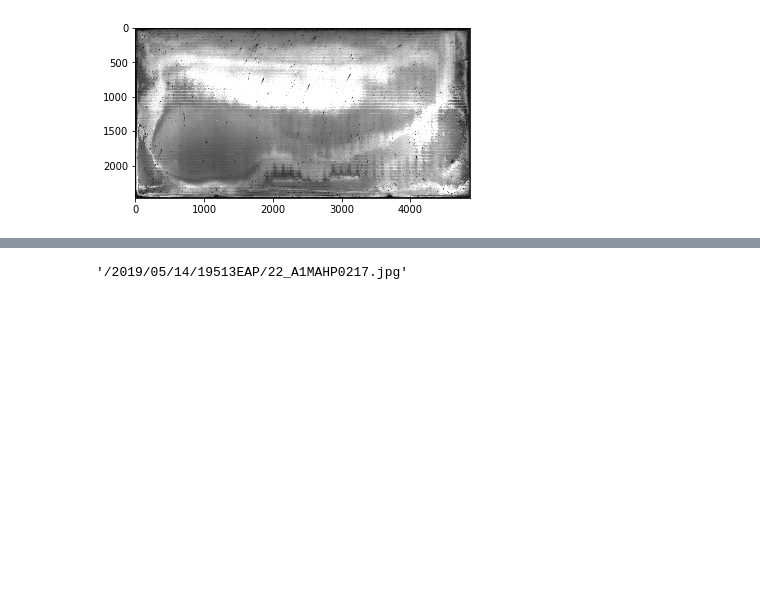
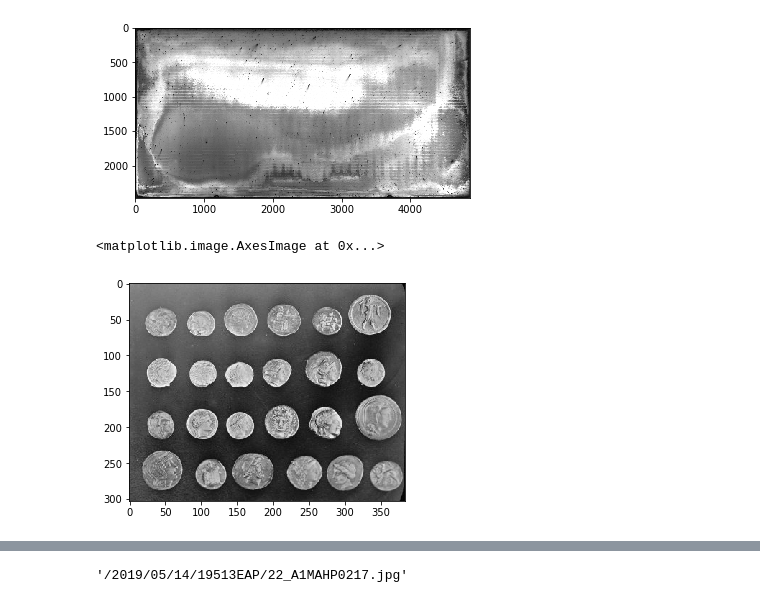
Before and after one commit to nickball007/hehe_PL, a Jupyter notebook: testset_segmentation.ipynb, the cells around one changed output, grey strips where cells are left out. Cells and saved outputs as stored; diff of their text form; code cells hidden in the pictures; blank space fills up the shorter version.

```diff
--- a/testset_segmentation.ipynb
+++ b/testset_segmentation.ipynb
@@ -50,3 +34,10 @@ plt.imshow(test_photo, cmap='gray')
 # %% [output]
 <matplotlib.image.AxesImage at 0x...>
 [figure]
+# %%
+coinss = data.coins()
+# %%
+plt.imshow(coinss, cmap='gray')
+# %% [output]
+<matplotlib.image.AxesImage at 0x...>
+[figure, added]
```
Also changed, not shown: parts of 30 cells of this notebook, 4 other files.
